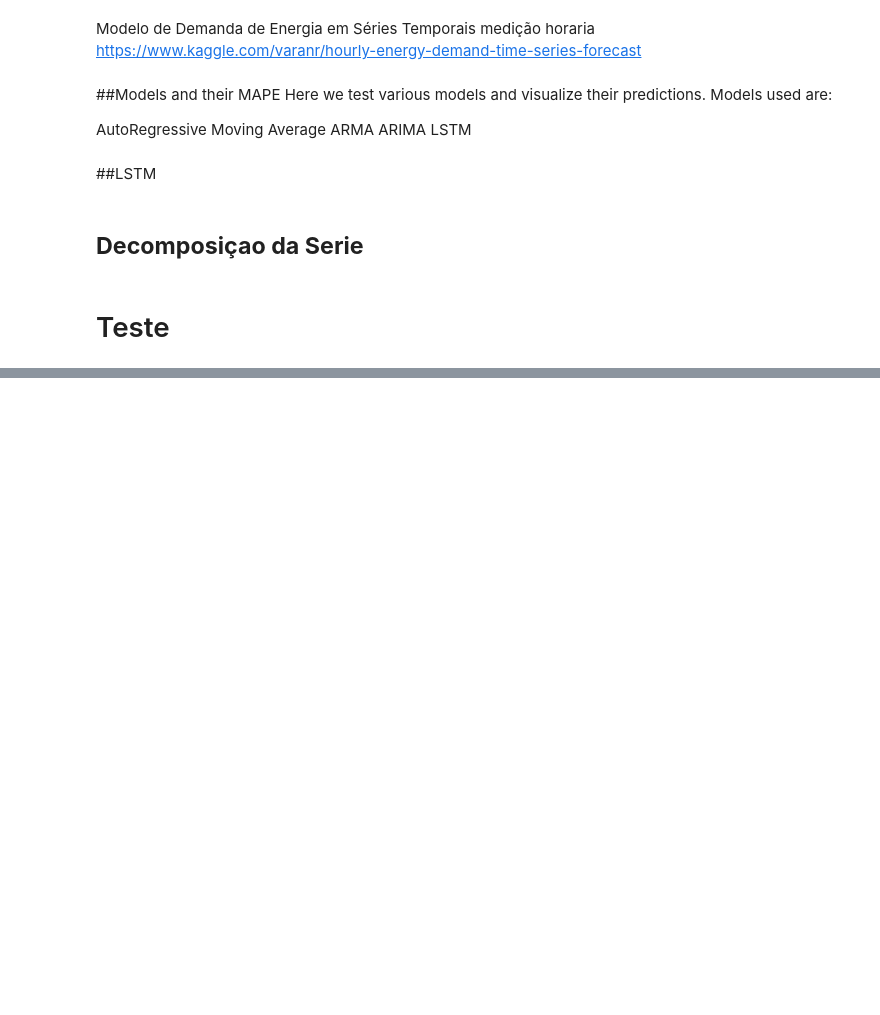
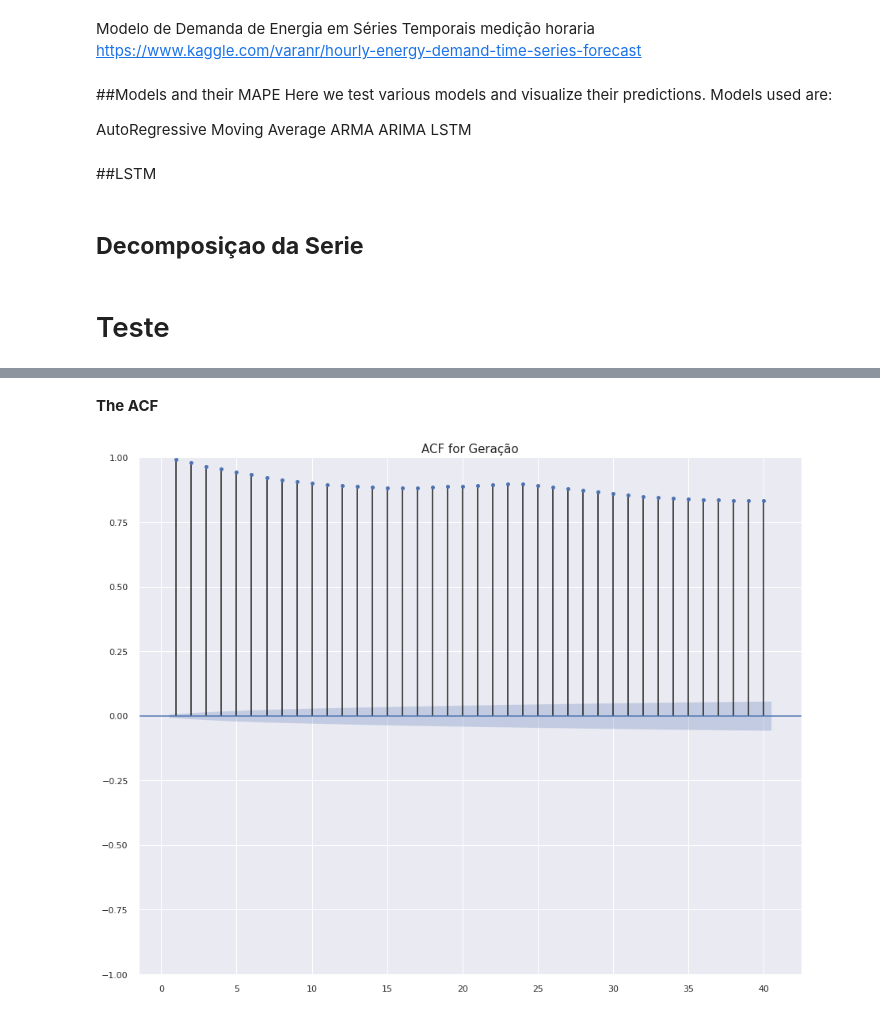
Before and after one commit to Leonardorochagit/Geracao_Energia, a Jupyter notebook: Previsao_GeracaoEnergia_AM.ipynb, the cells around one changed output, grey strips where cells are left out. Cells and saved outputs as stored; diff of their text form; code cells hidden in the pictures; blank space fills up the shorter version.

```diff
--- a/Previsao_GeracaoEnergia_AM.ipynb
+++ b/Previsao_GeracaoEnergia_AM.ipynb
@@ -1021,0 +954,11 @@ plt.show()
+# %%
+import pandas as pd
+import numpy as np
+import matplotlib.pyplot as plt
+import statsmodels.graphics.tsaplots as sgt
+from statsmodels.tsa.arima.model import ARIMA
+import statsmodels.api as sm
+from scipy.stats.distributions import chi2
+import statsmodels.tsa.stattools as sts
+import seaborn as sns
+sns.set()
@@ -1021,0 +975,3 @@ plt.show()
+# %%
+df_comp=df.copy()
+df_comp.head()
@@ -1021,0 +1011,8 @@ plt.show()
+# %% [markdown]
+**The ACF**
+# %%
+sgt.plot_acf(df_comp, zero = False, lags = 40)
+plt.title("ACF for Geração", size = 15)
+plt.show()
+# %% [output]
+[figure, added]
```
Also changed, not shown: parts of 50 cells of this notebook.
